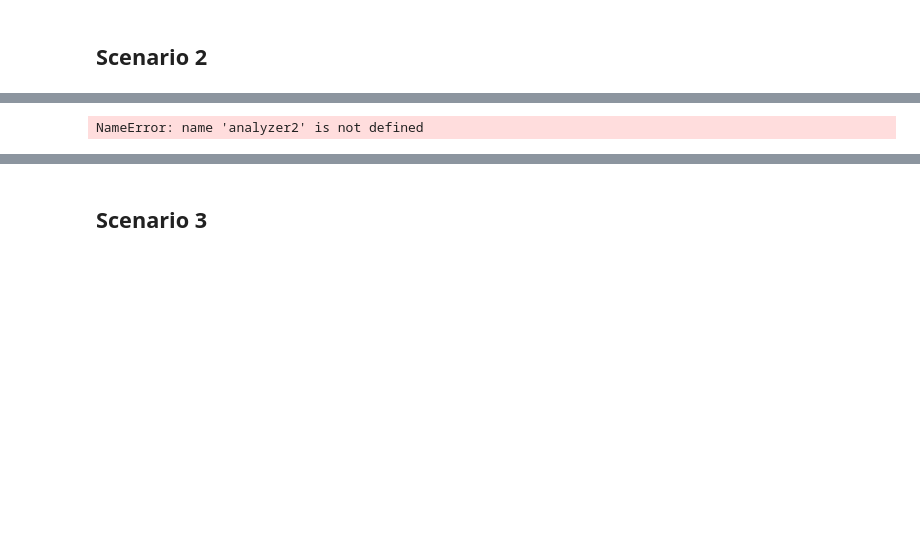
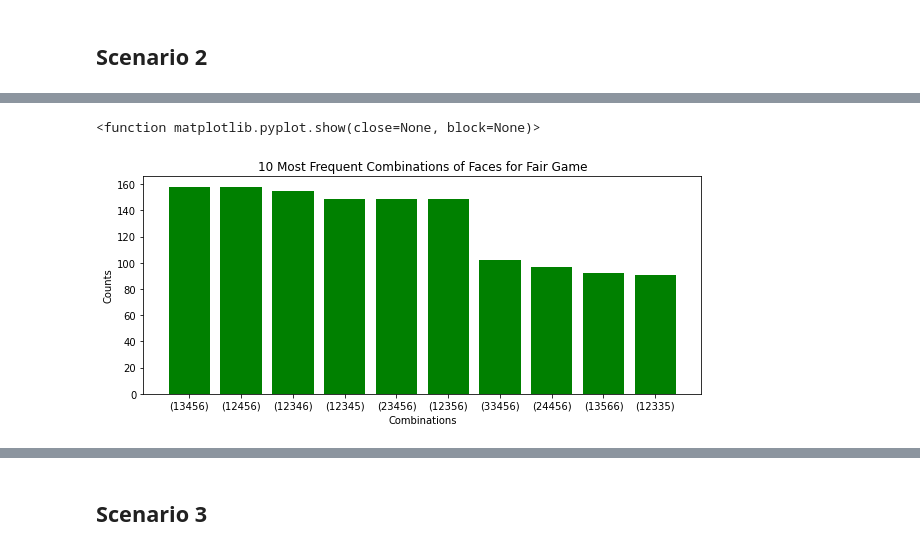
Before and after one commit to gjagtap2/FinalProjectDS5100, a Jupyter notebook: FinalProjectSubmissionTemplate.ipynb, the cells around one changed output, grey strips where cells are left out. Cells and saved outputs as stored; diff of their text form; code cells hidden in the pictures; blank space fills up the shorter version.

```diff
--- a/FinalProjectSubmissionTemplate.ipynb
+++ b/FinalProjectSubmissionTemplate.ipynb
@@ -462,21 +460,22 @@ plt.show
 # %%
 # 5. Also compute 10 most frequent combinations of faces for each game. Plot each of these as bar charts.
 
-analyzer2.combo()
-a2 = analyzer2.comboDF
-a2 = a2[:10]
-indices = pd.DataFrame(a2.index)
+fairGameAnalyzer.combo()
+fairGameCombos = fairGameAnalyzer.comboDF
+fairGameCombos = fairGameCombos[:10]
+indices = pd.DataFrame(fairGameCombos.index)
 stringlist = []
 for i in range(10):
     stringlist.append((str(indices[0][i])).replace(', ', ''))
-a2['stringlist']=stringlist
+fairGameCombos['stringlist']=stringlist
 
 plt.figure(figsize=(10, 4))
-plt.bar(list(a2['stringlist'].values), list(a2['frequencies'].values), color="green")
+plt.bar(list(fairGameCombos['stringlist'].values), list(fairGameCombos['frequencies'].values), color="green")
 plt.xlabel("Combinations")
 plt.ylabel("Counts")
-plt.title("10 Most Frequent Combinations of Faces for Game 2")
+plt.title("10 Most Frequent Combinations of Faces for Fair Game")
 plt.show
 # %% [output]
-NameError: name 'analyzer2' is not defined
+<function matplotlib.pyplot.show(close=None, block=None)>
+[figure, added]
 # %%
```
Also changed, not shown: parts of 7 cells of this notebook, 5 other files.
